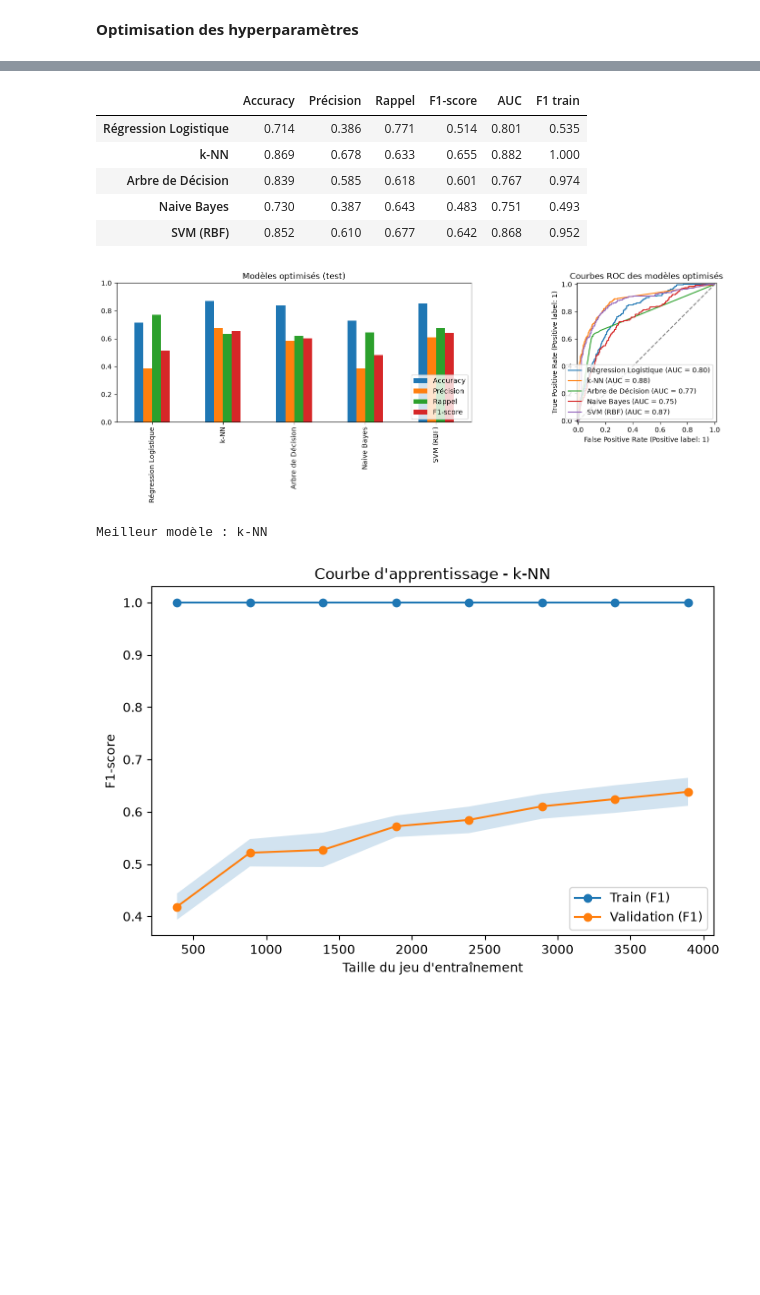
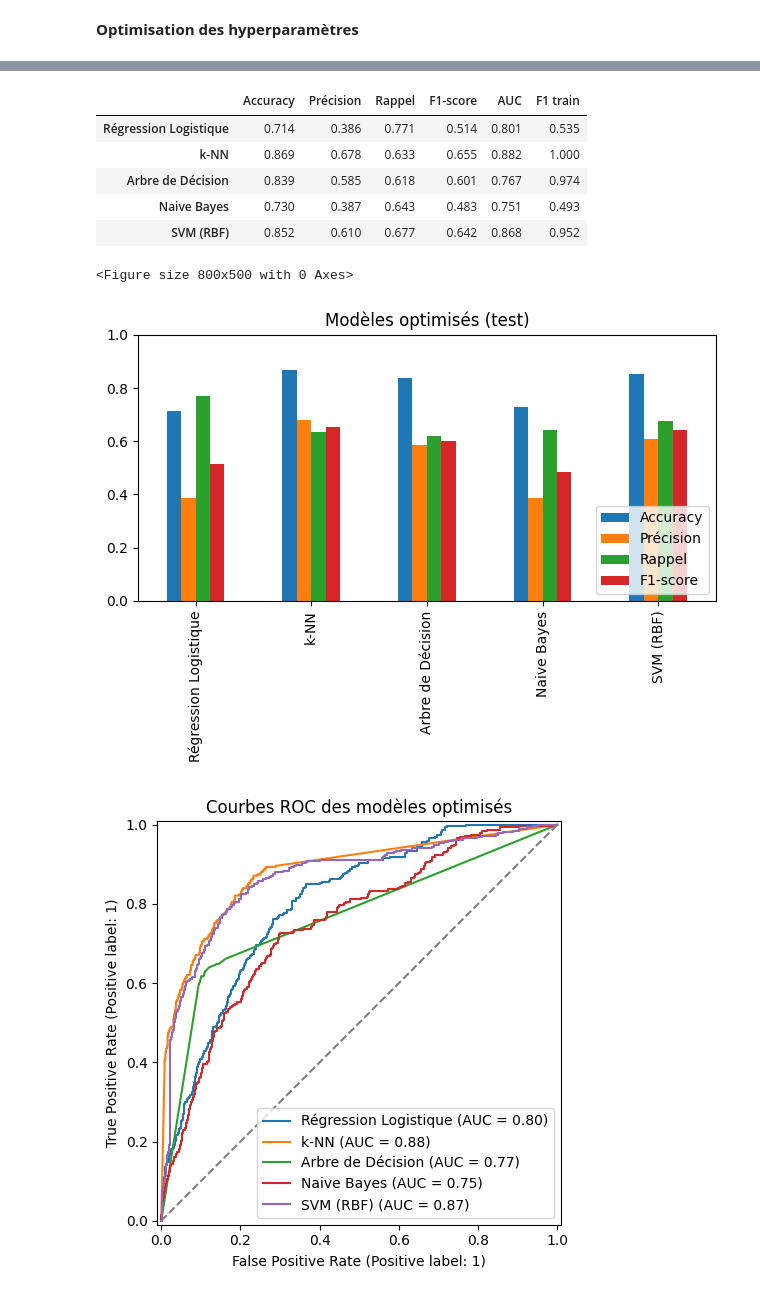
Before and after one commit to tarkhog25/BDML3_ML_Project, a Jupyter notebook: ML_Project.ipynb, the cells around one changed output, grey strips where cells are left out. Saved outputs shown, nothing was run; the diff lists cells and outputs as text; code cells hidden in the pictures; blank space fills up the shorter version.

```diff
--- a/ML_Project.ipynb
+++ b/ML_Project.ipynb
@@ -419,41 +423,48 @@ for nom, model in meilleurs_modeles.items():
 df_opti = pandas.DataFrame(resultats_opti).T.round(3)
 display(df_opti)
 
-fig_opti, axes_opti = plt.subplots(1, 2, figsize=(15, 5))
-df_opti[['Accuracy', 'Précision', 'Rappel', 'F1-score']].plot(kind='bar', ax=axes_opti[0])
-axes_opti[0].set_title("Modèles optimisés (test)")
-axes_opti[0].set_ylim(0, 1)
-axes_opti[0].legend(loc='lower right')
+fig_opti = plt.figure(figsize=(8, 5))
+df_opti[['Accuracy', 'Précision', 'Rappel', 'F1-score']].plot(kind='bar')
+plt.title("Modèles optimisés (test)")
+plt.ylim(0, 1)
+plt.legend(loc='lower right')
+plt.tight_layout()
+plt.show()
+
+fig_roc = plt.figure(figsize=(8, 5))
+ax_roc = fig_roc.add_subplot(111)
+
 for nom, model in meilleurs_modeles.items():
-    RocCurveDisplay.from_estimator(model, X_test_norm, y_test, name=nom, ax=axes_opti[1])
-axes_opti[1].plot([0, 1], [0, 1], linestyle='--', color='grey')
-axes_opti[1].set_title("Courbes ROC des modèles optimisés")
+    RocCurveDisplay.from_estimator(model, X_test_norm, y_test, name=nom, ax=ax_roc)
+
+ax_roc.plot([0, 1], [0, 1], linestyle='--', color='grey')
+ax_roc.set_title("Courbes ROC des modèles optimisés")
 plt.tight_layout()
 plt.show()
 
 meilleur_nom = df_opti['F1-score'].idxmax()
 print("Meilleur modèle :", meilleur_nom)
 
 train_sizes, train_scores, val_scores = learning_curve(
     meilleurs_modeles[meilleur_nom], X_train_norm, y_train,
     cv=cv, scoring='f1', train_sizes=numpy.linspace(0.1, 1.0, 8), n_jobs=-1)
 plt.figure(figsize=(8, 5))
 plt.plot(train_sizes, train_scores.mean(axis=1), 'o-', label='Train (F1)')
 plt.plot(train_sizes, val_scores.mean(axis=1), 'o-', label='Validation (F1)')
 plt.fill_between(train_sizes, val_scores.mean(axis=1) - val_scores.std(axis=1),
                  val_scores.mean(axis=1) + val_scores.std(axis=1), alpha=0.2)
 plt.xlabel("Taille du jeu d'entraînement")
 plt.ylabel('F1-score')
 plt.title(f"Courbe d'apprentissage - {meilleur_nom}")
 plt.legend()
 plt.show()
 # %% [output]
 |  | Accuracy | Précision | Rappel | F1-score | AUC | F1 train |
 | Régression Logistique | 0.714 | 0.386 | 0.771 | 0.514 | 0.801 | 0.535 |
 | k-NN | 0.869 | 0.678 | 0.633 | 0.655 | 0.882 | 1.000 |
 | Arbre de Décision | 0.839 | 0.585 | 0.618 | 0.601 | 0.767 | 0.974 |
 | Naive Bayes | 0.730 | 0.387 | 0.643 | 0.483 | 0.751 | 0.493 |
 | SVM (RBF) | 0.852 | 0.610 | 0.677 | 0.642 | 0.868 | 0.952 |
+<Figure size 800x500 with 0 Axes>
-[figure, old version]
+[figure, new version]
-Meilleur modèle : k-NN
-[figure, old version]
+[figure, new version]
```
Also changed, not shown: parts of 8 cells of this notebook.
